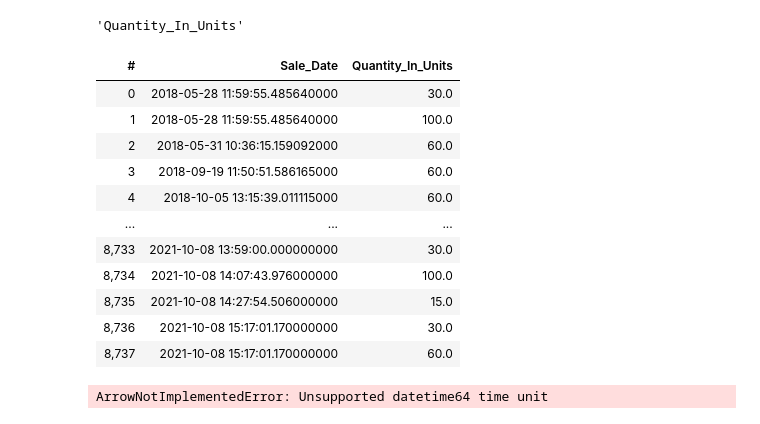
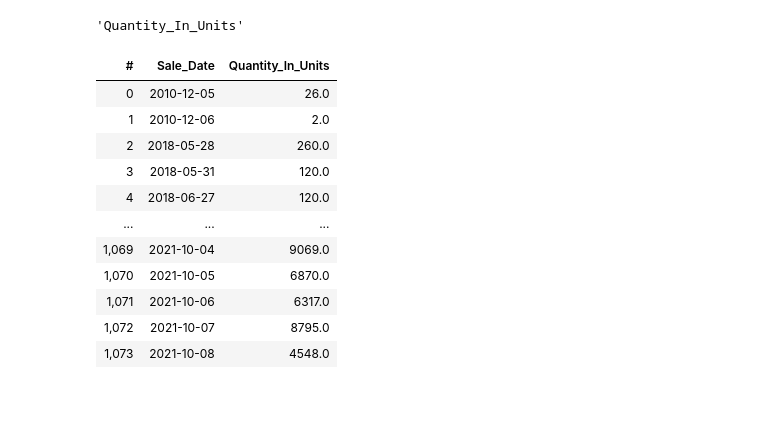
Before and after one commit to DreKwasi/time_series, a Jupyter notebook: Consumption_Data_Analysis.ipynb, the cells around one changed output. Cells and saved outputs as stored; diff of their text form; code cells hidden in the pictures.

```diff
--- a/Consumption_Data_Analysis.ipynb
+++ b/Consumption_Data_Analysis.ipynb
@@ -93,7 +93,7 @@ try:
     data = vx.open('%s//Data//consumption_data.csv.hdf5'%path)
 except (FileNotFoundError):
     data = vx.from_csv('%s//Data//consumption_data.csv'%path,
-                       dtype=dtypes, parse_dates=parse_dates, date_parser=custom_dates,
+                       dtype=dtypes, parse_dates=parse_dates, date_parser=pd.to_datetime,
             chunk_size=100_000, convert=True)
 # %%
 data['Quantity In Units'].values
@@ -175,21 +175,18 @@ anti_d.rename("y", "Quantity_In_Units")
 # %% [output]
 'Quantity_In_Units'
 # %%
-anti_d
+gp = df.groupby(by=vx.BinnerTime(df['Sale_Date'], resolution='D'), agg={'Quantity_In_Units':'sum'})
+gp
 # %% [output]
 | # | Sale_Date | Quantity_In_Units |
-| 0 | 2018-05-28 11:59:55.485640000 | 30.0 |
-| 1 | 2018-05-28 11:59:55.485640000 | 100.0 |
-| 2 | 2018-05-31 10:36:15.159092000 | 60.0 |
-| 3 | 2018-09-19 11:50:51.586165000 | 60.0 |
-| 4 | 2018-10-05 13:15:39.011115000 | 60.0 |
+| 0 | 2010-12-05 | 26.0 |
+| 1 | 2010-12-06 | 2.0 |
+| 2 | 2018-05-28 | 260.0 |
+| 3 | 2018-05-31 | 120.0 |
+| 4 | 2018-06-27 | 120.0 |
 | ... | ... | ... |
-| 8,733 | 2021-10-08 13:59:00.000000000 | 30.0 |
-| 8,734 | 2021-10-08 14:07:43.976000000 | 100.0 |
-| 8,735 | 2021-10-08 14:27:54.506000000 | 15.0 |
-| 8,736 | 2021-10-08 15:17:01.170000000 | 30.0 |
-| 8,737 | 2021-10-08 15:17:01.170000000 | 60.0 |
+| 1,069 | 2021-10-04 | 9069.0 |
+| 1,070 | 2021-10-05 | 6870.0 |
+| 1,071 | 2021-10-06 | 6317.0 |
+| 1,072 | 2021-10-07 | 8795.0 |
+| 1,073 | 2021-10-08 | 4548.0 |
-# %%
-wk = df.groupby(by=['Sale_Facility', 'Item_Sub_Category','Customer_Type', vx.BinnerTime(df['Sale_Date'], resolution='W')], agg={'Quantity_In_Units':'sum'})
-# %% [output]
-ArrowNotImplementedError: Unsupported datetime64 time unit
```
Also changed, not shown: parts of 12 cells of this notebook, 2 other files.
